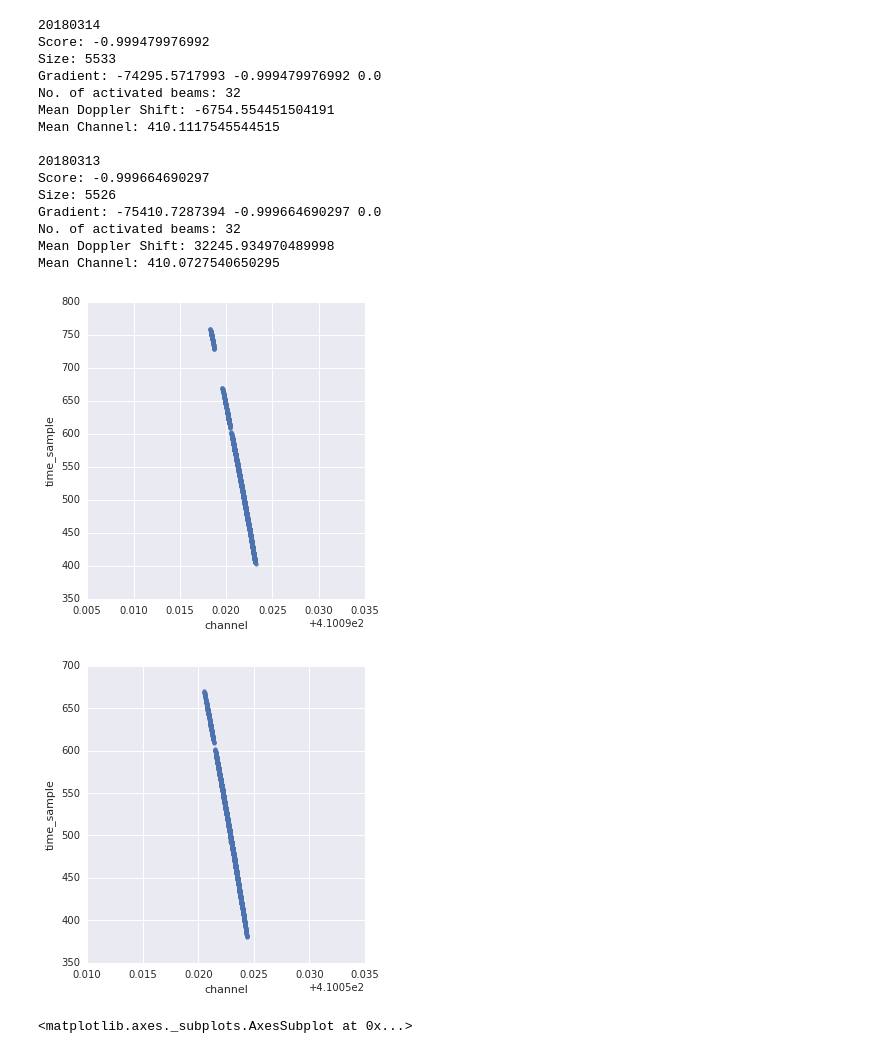
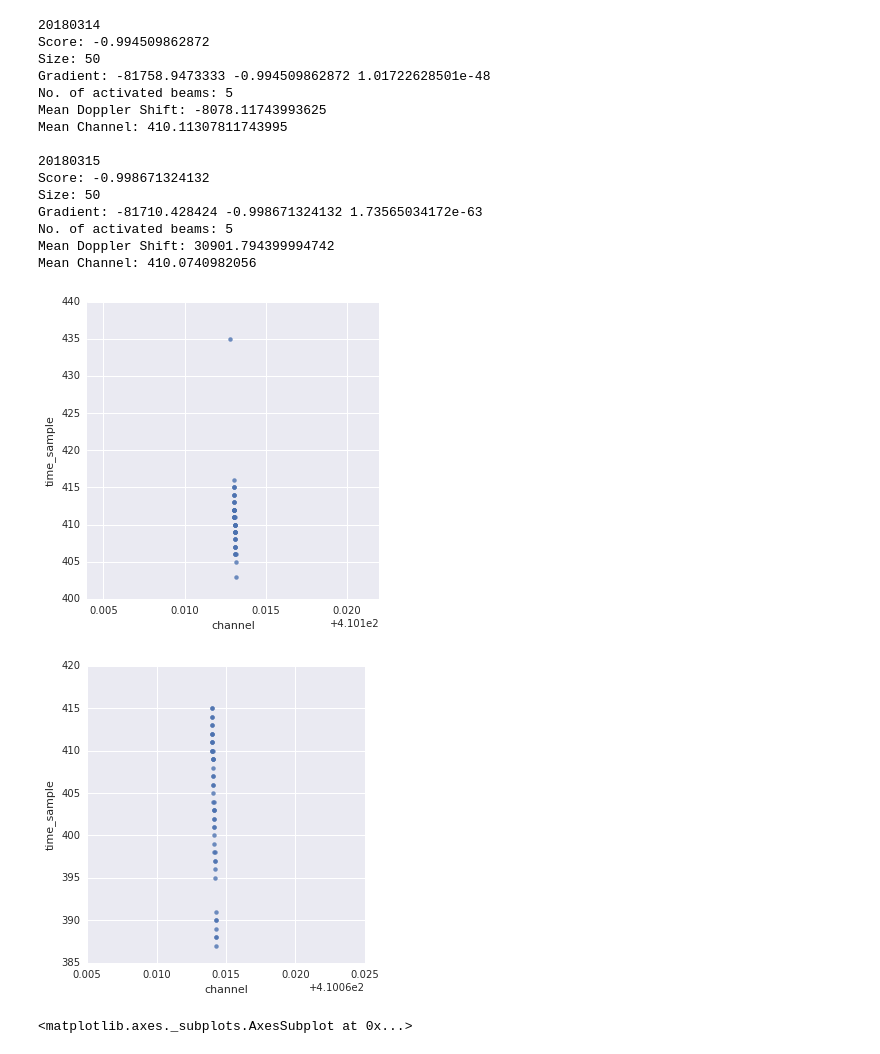
Before and after one commit to BIRALES/birales, a Jupyter notebook: pybirales/services/scripts/analysis/candidates_analysis.ipynb, the cells around one changed output. Cells and saved outputs as stored; diff of their text form; code cells hidden in the pictures.

```diff
--- a/pybirales/services/scripts/analysis/candidates_analysis.ipynb
+++ b/pybirales/services/scripts/analysis/candidates_analysis.ipynb
@@ -21,8 +21,7 @@ def find_csv_filenames( path_to_dir, suffix=".csv" ):
 
 def plot_candidate(root, csv_file):
     df = pd.read_csv(os.path.join(DEBUG_DIR, root, csv_file), dtype={'time': datetime.datetime})
-#     ax = df.plot.scatter(x='channel', y='time_sample', style='.', title=root)
-    g = sns.lmplot(x="channel", y="time_sample", c='beam_id' data=df, fit_reg=False)
+    g = sns.lmplot(x="channel", y="time_sample", data=df, fit_reg=False)
 
     slope, intercept, r_value, p_value, std_err = stats.linregress(df['channel'],df['time_sample'])
 
@@ -39,24 +36,24 @@ SyntaxError: invalid syntax (<ipython-input-180-f530e7a51e1c>, line 24)
 # %%
 plot_candidate('20180314', 'BIRALES_OUT_20170630_001.csv')
-plot_candidate('20180313', 'BIRALES_OUT_20170630_001.csv')
+plot_candidate('20180315', 'BIRALES_OUT_20170630_001.csv')
 # %% [output]
 20180314
-Score: -0.999479976992
-Size: 5533
-Gradient: -74295.5717993 -0.999479976992 0.0
-No. of activated beams: 32
-Mean Doppler Shift: -6754.554451504191
-Mean Channel: 410.1117545544515
+Score: -0.994509862872
+Size: 50
+Gradient: -81758.9473333 -0.994509862872 1.01722628501e-48
+No. of activated beams: 5
+Mean Doppler Shift: -8078.11743993625
+Mean Channel: 410.11307811743995
 
-20180313
-Score: -0.999664690297
-Size: 5526
-Gradient: -75410.7287394 -0.999664690297 0.0
-No. of activated beams: 32
-Mean Doppler Shift: 32245.934970489998
-Mean Channel: 410.0727540650295
+20180315
+Score: -0.998671324132
+Size: 50
+Gradient: -81710.428424 -0.998671324132 1.73565034172e-63
+No. of activated beams: 5
+Mean Doppler Shift: 30901.794399994742
+Mean Channel: 410.0740982056
-[figure, old version]
+[figure, new version]
-[figure, old version]
+[figure, new version]
 # %%
 df[l.inlier_mask_].plot(x='time', y='snr',color=cs[3], title='SNR v. Time')
 # %% [output]
```
Also changed, not shown: parts of 2 cells of this notebook.
